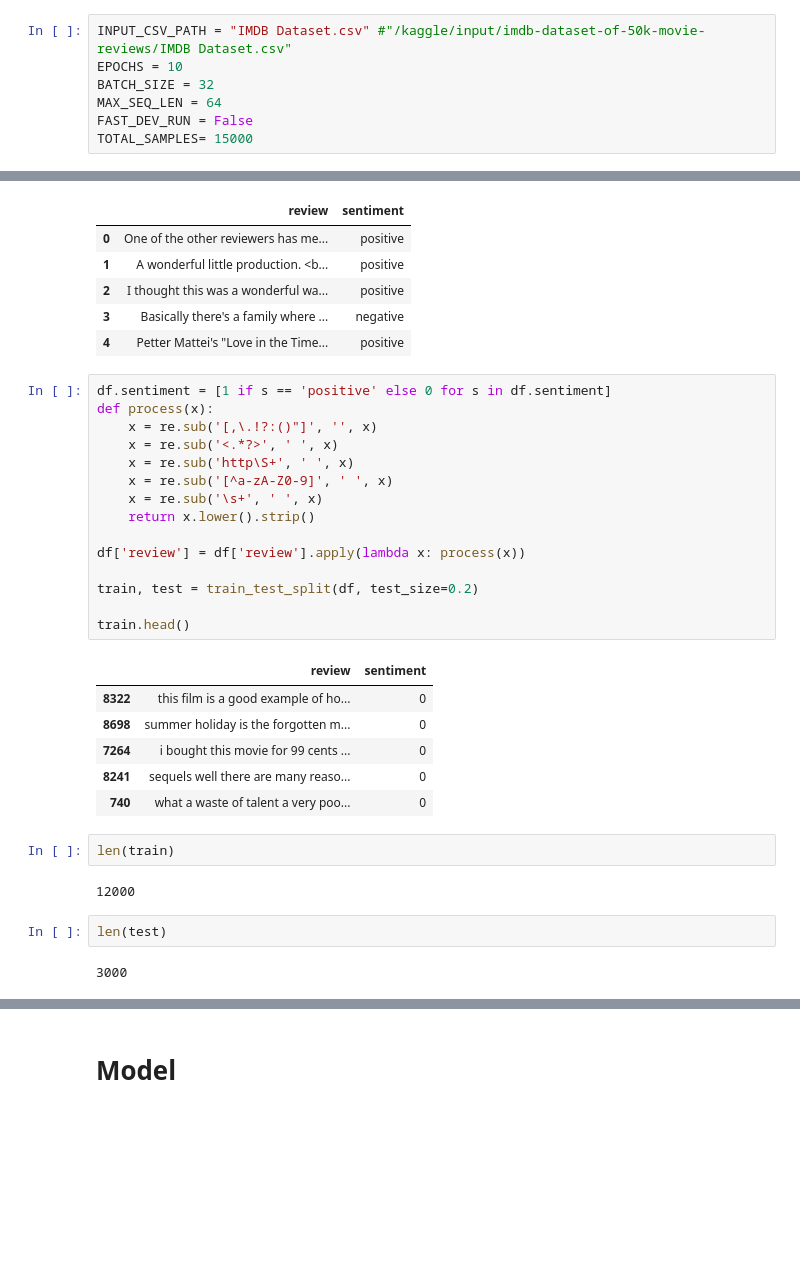
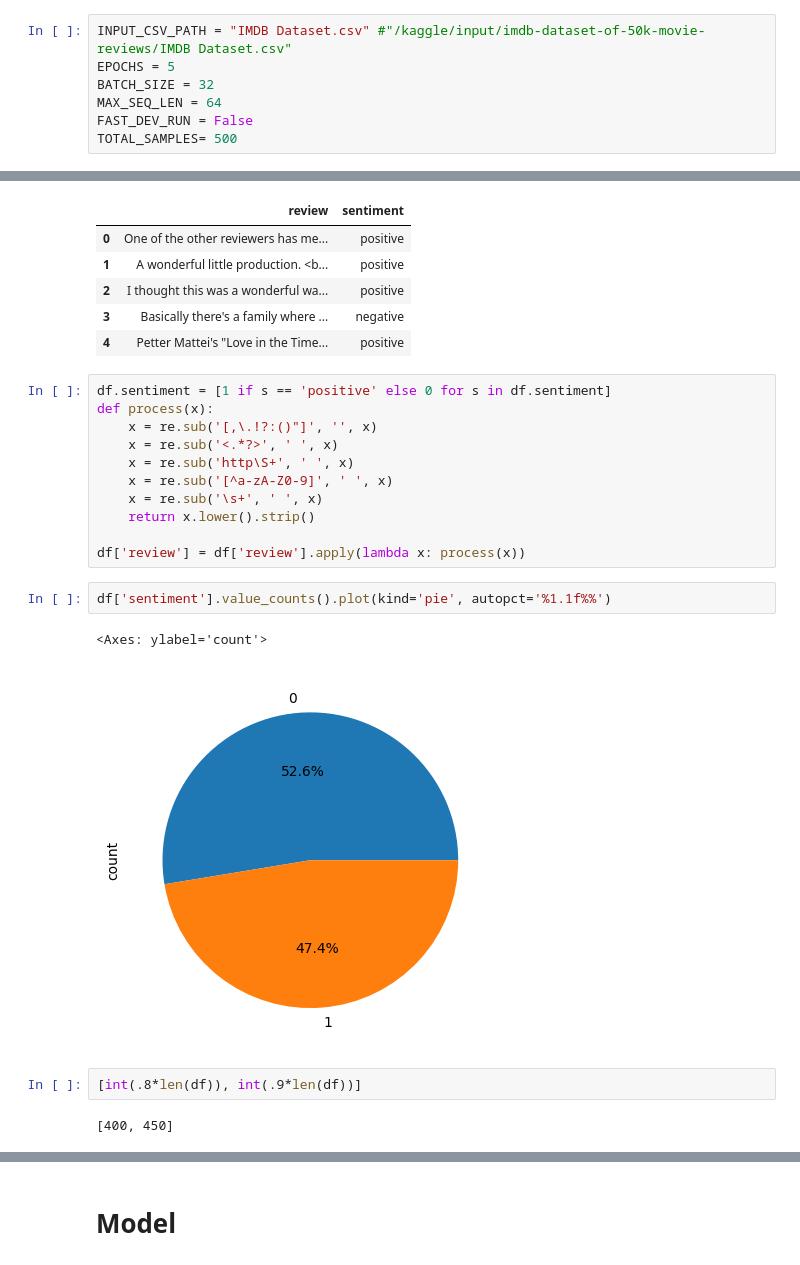
Before and after one commit to soumya-prabha-maiti/movie-review-classifier-bert, a Jupyter notebook: finetune-bert-on-imdb-reviews lightning.ipynb, the cells around one changed output, grey strips where cells are left out. Cells and saved outputs as stored; diff of their text form; blank space fills up the shorter version.

```diff
--- a/finetune-bert-on-imdb-reviews lightning.ipynb
+++ b/finetune-bert-on-imdb-reviews lightning.ipynb
@@ -26,11 +28,11 @@ import torch
 # Config
 # %%
 INPUT_CSV_PATH = "IMDB Dataset.csv" #"/kaggle/input/imdb-dataset-of-50k-movie-reviews/IMDB Dataset.csv"
-EPOCHS = 10
+EPOCHS = 5
 BATCH_SIZE = 32
 MAX_SEQ_LEN = 64
 FAST_DEV_RUN = False
-TOTAL_SAMPLES= 15000
+TOTAL_SAMPLES= 500
 # %%
 if torch.cuda.is_available():
     device = torch.device("cuda")
@@ -67,22 +69,12 @@ def process(x):
     return x.lower().strip()
 
 df['review'] = df['review'].apply(lambda x: process(x))
-
-train, test = train_test_split(df, test_size=0.2)
-
-train.head()
-# %% [output]
-|  | review | sentiment |
-| 8322 | this film is a good example of ho... | 0 |
-| 8698 | summer holiday is the forgotten m... | 0 |
-| 7264 | i bought this movie for 99 cents ... | 0 |
-| 8241 | sequels well there are many reaso... | 0 |
-| 740 | what a waste of talent a very poo... | 0 |
-# %%
-len(train)
-# %% [output]
-12000
-# %%
-len(test)
-# %% [output]
-3000
+# %%
+df['sentiment'].value_counts().plot(kind='pie', autopct='%1.1f%%')
+# %% [output]
+<Axes: ylabel='count'>
+[figure, added]
+# %%
+[int(.8*len(df)), int(.9*len(df))]
+# %% [output]
+[400, 450]
```
Also changed, not shown: parts of 15 cells of this notebook.
